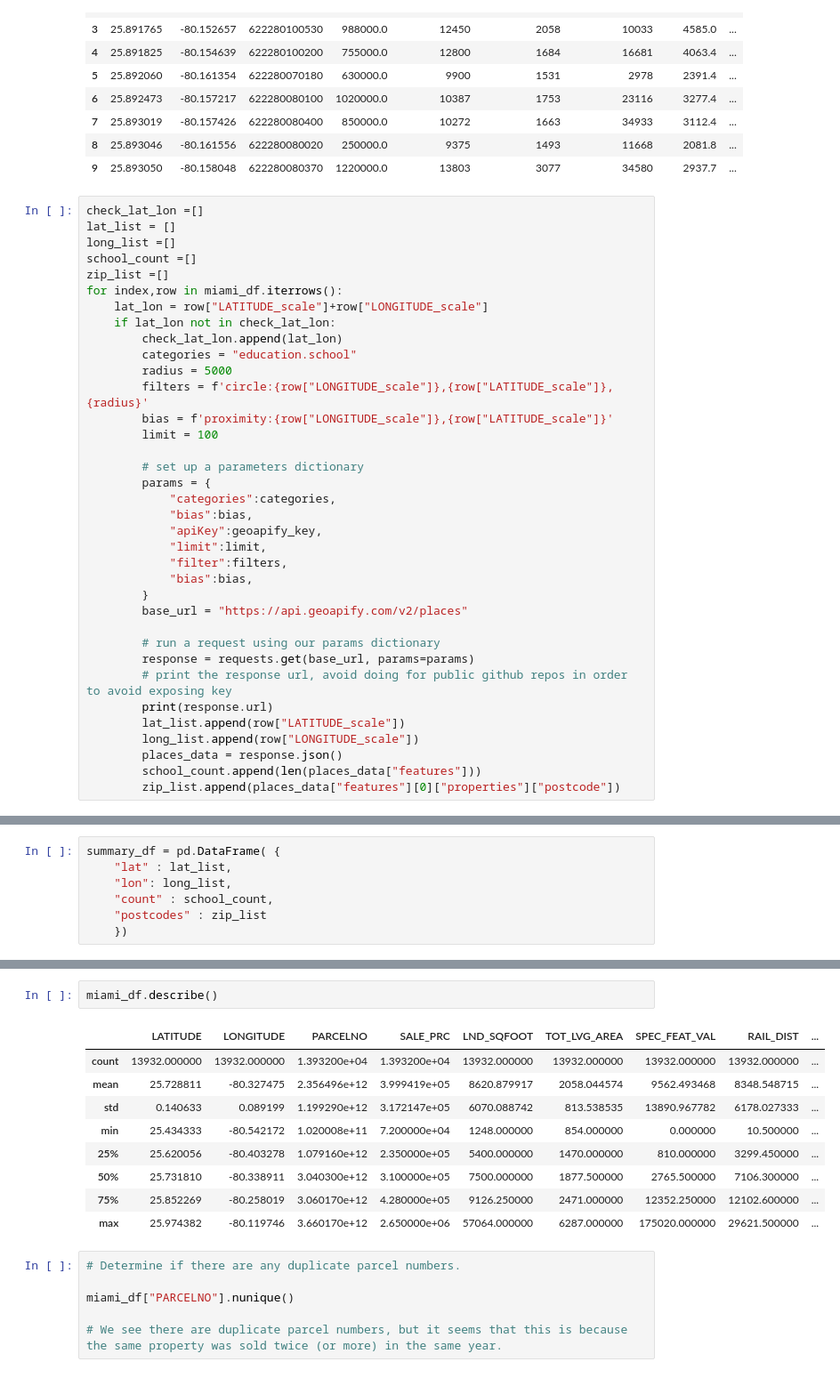
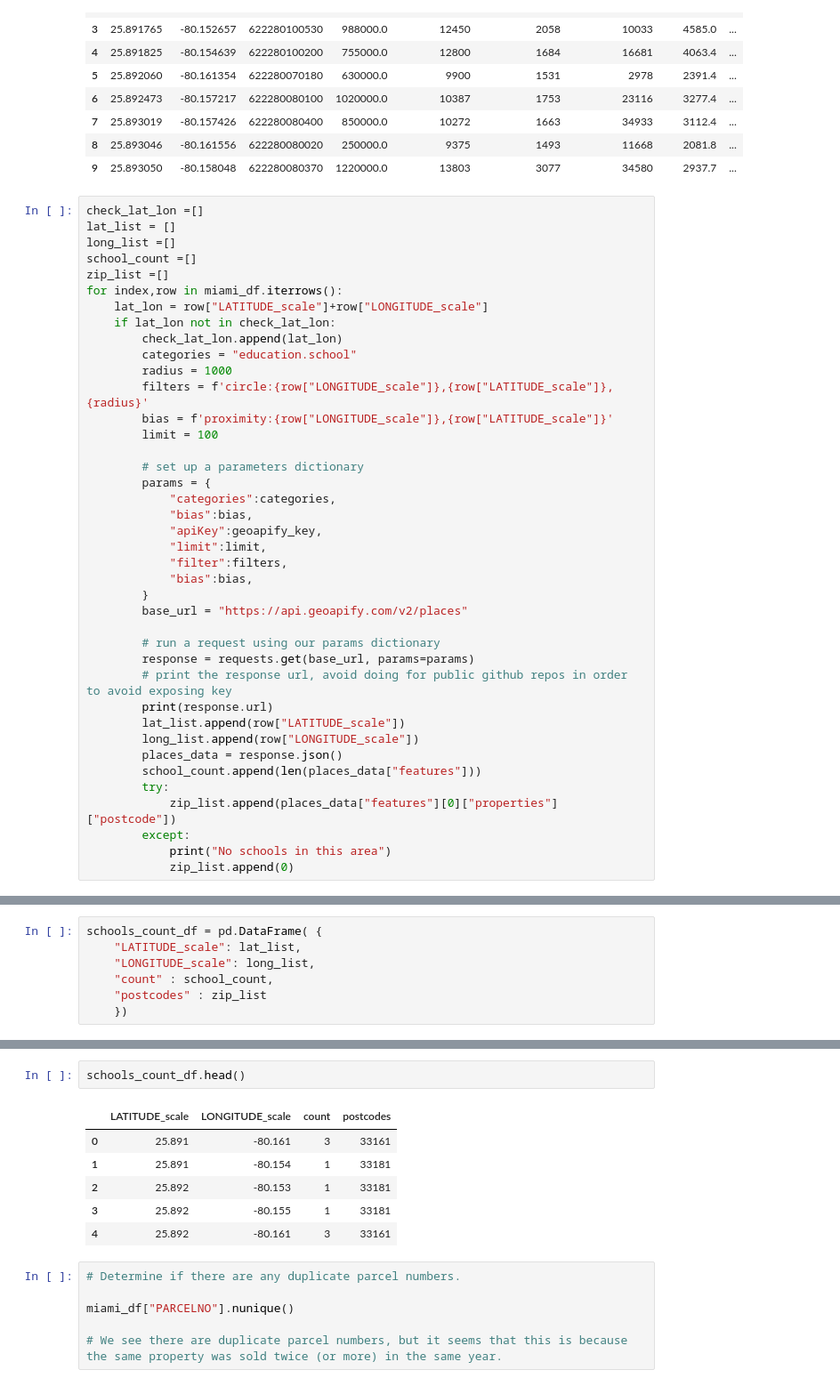
Before and after one commit to VidyaGadave/Project_Miami_Housing, a Jupyter notebook: Miami_Housing_base.ipynb, the cells around one changed output, grey strips where cells are left out. Shown at 89% size. Cells and saved outputs as stored; diff of their text form.

Commit message:
Updated merged school data

```diff
--- a/Miami_Housing_base.ipynb
+++ b/Miami_Housing_base.ipynb
@@ -54,7 +54,7 @@ for index,row in miami_df.iterrows():
     if lat_lon not in check_lat_lon:
         check_lat_lon.append(lat_lon)
         categories = "education.school"
-        radius = 5000
+        radius = 1000
         filters = f'circle:{row["LONGITUDE_scale"]},{row["LATITUDE_scale"]},{radius}'
         bias = f'proximity:{row["LONGITUDE_scale"]},{row["LATITUDE_scale"]}'
         limit = 100
@@ -78,5 +78,9 @@ for index,row in miami_df.iterrows():
         long_list.append(row["LONGITUDE_scale"])
         places_data = response.json()
         school_count.append(len(places_data["features"]))
-        zip_list.append(places_data["features"][0]["properties"]["postcode"])
+        try:
+            zip_list.append(places_data["features"][0]["properties"]["postcode"])
+        except:
+            print("No schools in this area")
+            zip_list.append(0)
 # %% [output]
@@ -101,7 +109,7 @@ KeyboardInterrupt:
 # %%
-summary_df = pd.DataFrame( {
-    "lat" : lat_list,
-    "lon": long_list,
+schools_count_df = pd.DataFrame( {
+    "LATITUDE_scale": lat_list,
+    "LONGITUDE_scale": long_list,
     "count" : school_count,
     "postcodes" : zip_list
     })
@@ -117,15 +137,12 @@ summary_df.head()
 # %%
-miami_df.describe()
+schools_count_df.head()
 # %% [output]
-|  | LATITUDE | LONGITUDE | PARCELNO | SALE_PRC | LND_SQFOOT | TOT_LVG_AREA | SPEC_FEAT_VAL | RAIL_DIST | ... |
-| count | 13932.000000 | 13932.000000 | 1.393200e+04 | 1.393200e+04 | 13932.000000 | 13932.000000 | 13932.000000 | 13932.000000 | ... |
-| mean | 25.728811 | -80.327475 | 2.356496e+12 | 3.999419e+05 | 8620.879917 | 2058.044574 | 9562.493468 | 8348.548715 | ... |
-| std | 0.140633 | 0.089199 | 1.199290e+12 | 3.172147e+05 | 6070.088742 | 813.538535 | 13890.967782 | 6178.027333 | ... |
-| min | 25.434333 | -80.542172 | 1.020008e+11 | 7.200000e+04 | 1248.000000 | 854.000000 | 0.000000 | 10.500000 | ... |
-| 25% | 25.620056 | -80.403278 | 1.079160e+12 | 2.350000e+05 | 5400.000000 | 1470.000000 | 810.000000 | 3299.450000 | ... |
-| 50% | 25.731810 | -80.338911 | 3.040300e+12 | 3.100000e+05 | 7500.000000 | 1877.500000 | 2765.500000 | 7106.300000 | ... |
-| 75% | 25.852269 | -80.258019 | 3.060170e+12 | 4.280000e+05 | 9126.250000 | 2471.000000 | 12352.250000 | 12102.600000 | ... |
-| max | 25.974382 | -80.119746 | 3.660170e+12 | 2.650000e+06 | 57064.000000 | 6287.000000 | 175020.000000 | 29621.500000 | ... |
+|  | LATITUDE_scale | LONGITUDE_scale | count | postcodes |
+| 0 | 25.891 | -80.161 | 3 | 33161 |
+| 1 | 25.891 | -80.154 | 1 | 33181 |
+| 2 | 25.892 | -80.153 | 1 | 33181 |
+| 3 | 25.892 | -80.155 | 1 | 33181 |
+| 4 | 25.892 | -80.161 | 3 | 33161 |
 # %%
 # Determine if there are any duplicate parcel numbers.
 
```
Also changed, not shown: parts of 8 cells of this notebook.
